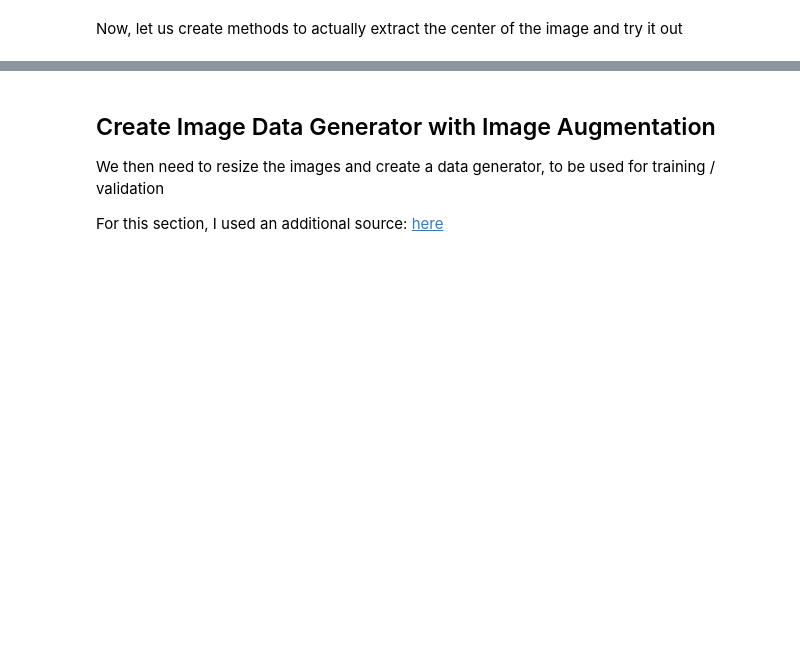
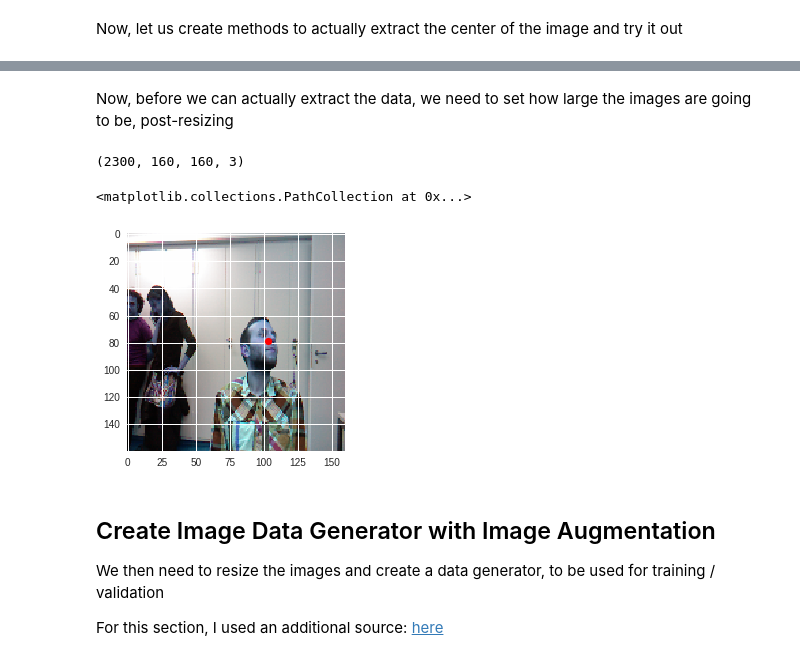
Before and after one commit to MatthewCalligaro/TheNoseArcade, a Jupyter notebook: neural-network/notebooks/vanilla-tf-keras-model.ipynb, the cells around one changed output, grey strips where cells are left out. Cells and saved outputs as stored; diff of their text form; code cells hidden in the pictures; blank space fills up the shorter version.

```diff
--- a/neural-network/notebooks/vanilla-tf-keras-model.ipynb
+++ b/neural-network/notebooks/vanilla-tf-keras-model.ipynb
@@ -71,3 +83,52 @@ print(get_ip_center(fname, img.shape[0], img.shape[1]))
+# %%
+def extract_from_dir(dir, width, height):
+  # Extract image filenames (we are only using some to reduce RAM usage)
+  pattern = re.compile('.*png')
+  all_img_fns = [dir + '/' + fn for fn in os.listdir(data_path + dir) if pattern.match(fn)]
+  img_fns = np.random.choice(np.array(all_img_fns), size=100, replace=False)
+
+  # Now build the x and y arrays
+
+  # First declare them, so we won't have to resize anything
+  X = np.zeros((len(img_fns), height, width, 3)).astype(int)
+  y = np.zeros((len(img_fns), 2)).astype(int)
+
+  # Now fill in the arrays
+  for i in range(len(img_fns)):
+    img = cv2.imread(data_path + img_fns[i])
+    X[i] = cv2.resize(img, (width, height))
+    y[i] = get_scaled_center(img_fns[i], width, height)
+
+  return X, y
+
+def extract_data(dirs, width, height):
+  # Declare the arrays we will use
+  X = np.zeros((0, height, width, 3)).astype(int)
+  y = np.zeros((0, 2)).astype(int)
+
+  # For each directory, append on the data
+  for dir in dirs:
+    x_tmp, y_tmp = extract_from_dir(dir, width, height)
+    X = np.append(X, x_tmp, axis=0)
+    y = np.append(y, y_tmp, axis=0)
+
+  return X,y
+# %% [markdown]
+Now, before we can actually extract the data, we need to set how large the images are going to be, post-resizing
+# %%
+image_size = 160
+image_size = 160
+# %%
+x_train, y_train = extract_data(train_dirs, image_size, image_size)
+x_valid, y_valid = extract_data(valid_dirs, image_size, image_size)
+# %%
+print(x_train.shape)
+plt.imshow(x_train[33])
+plt.scatter([y_train[33][1]], [y_train[33][0]], c='r')
+# %% [output]
+(2300, 160, 160, 3)
+<matplotlib.collections.PathCollection at 0x...>
+[figure, added]
 # %% [markdown]
 ## Create Image Data Generator with Image Augmentation
 We then need to resize the images and create a data generator, to be used for training / validation
```
Also changed, not shown: parts of 20 cells of this notebook.
